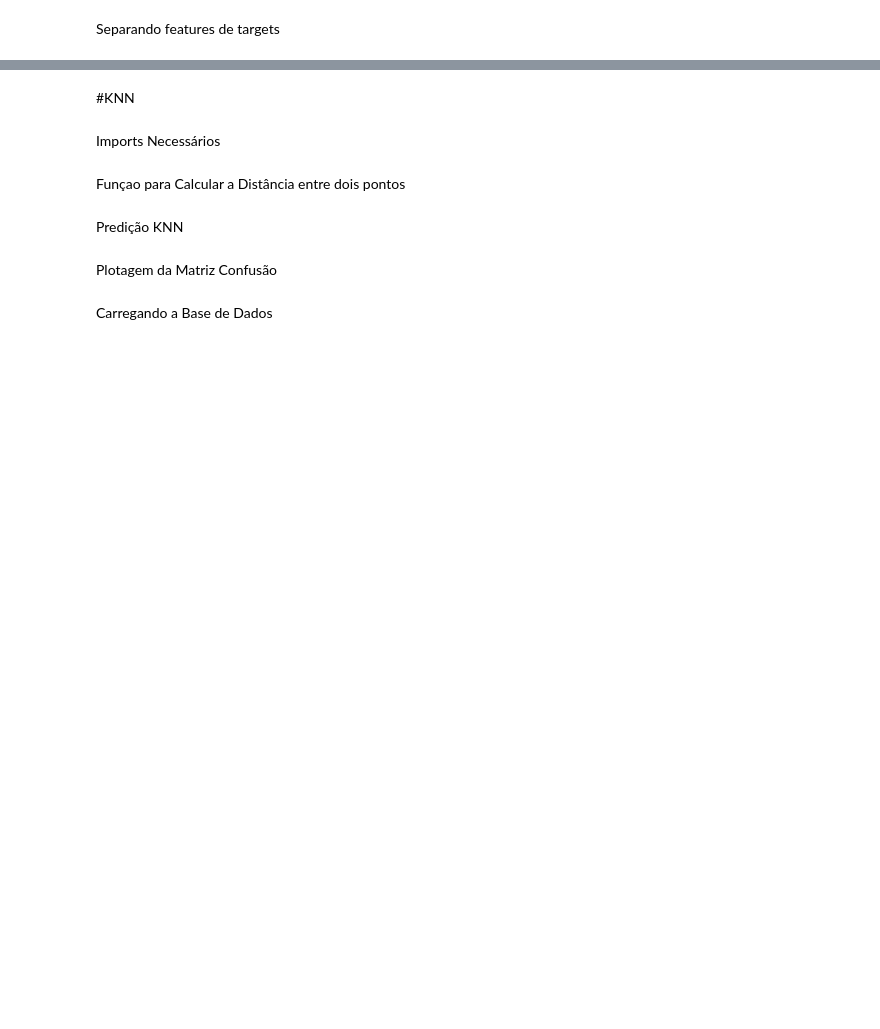
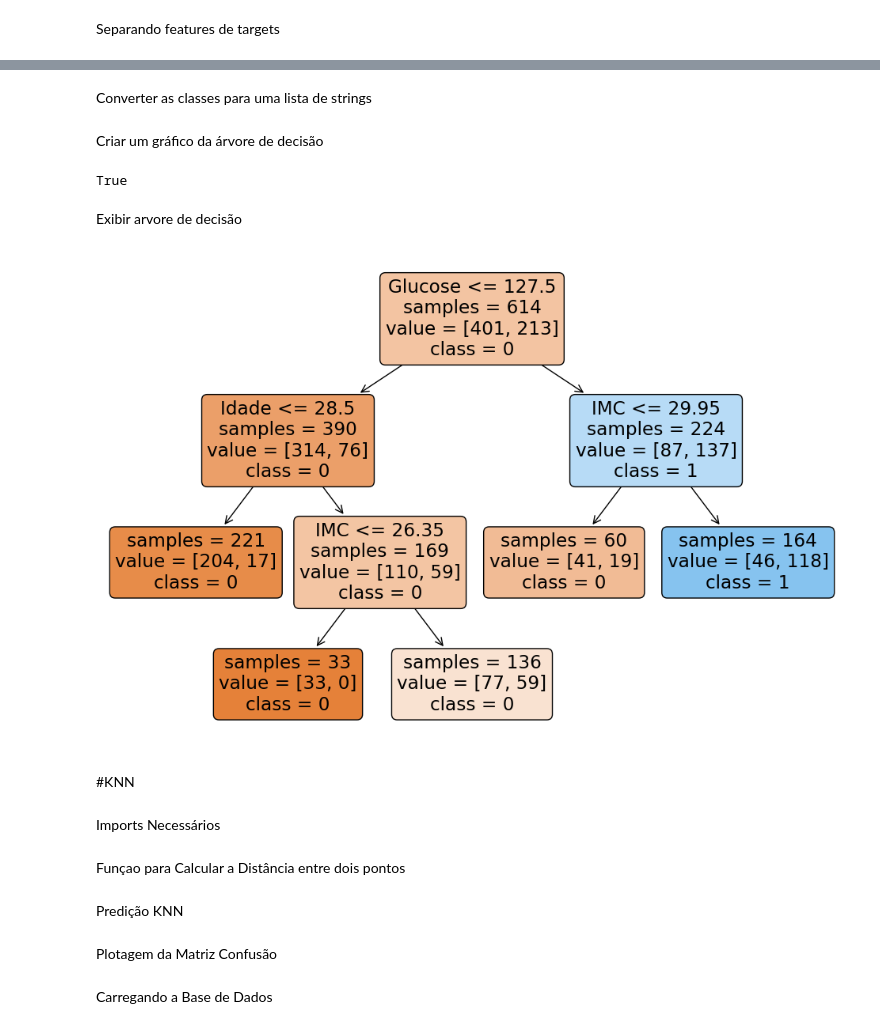
Before and after one commit to ViniciusKanh/AM-Predict-Diabetes, a Jupyter notebook: Prever_Diabetes_Mineração.ipynb, the cells around one changed output, grey strips where cells are left out. Saved outputs shown, nothing was run; the diff lists cells and outputs as text; code cells hidden in the pictures; blank space fills up the shorter version.

```diff
--- a/Prever_Diabetes_Mineração.ipynb
+++ b/Prever_Diabetes_Mineração.ipynb
@@ -1149,0 +1154,3 @@ Dividindo em treino e teste
+# %%
+X = data[features]
+y = data[target]
@@ -1150,4 +1160,2 @@ Dividindo em treino e teste
 # %%
-X_train, X_test, y_train, y_test = train_test_split(X, y, test_size = 0.3, random_state=0) #test_size=0.3,
-print(X_train.shape)
-print(X_test.shape)
+X_train, X_test, y_train, y_test = train_test_split(X, y, test_size=0.2, random_state=42)
@@ -1159,6 +1164,4 @@ Gerando e plotando a decision three
 # %%
-clf = DecisionTreeClassifier(max_leaf_nodes=3)
-clf.fit(X_train, y_train)
-tree.plot_tree(clf)
-plt.show()
+model = DecisionTreeClassifier(max_leaf_nodes=5)
+model.fit(X_train, y_train)
 # %% [output]
@@ -1183,3 +1176,49 @@ Acuraccy:
+# %% [markdown]
+Converter as classes para uma lista de strings
+# %%
+class_names = [str(class_name) for class_name in model.classes_]
+# %% [markdown]
+Criar um gráfico da árvore de decisão
+# %%
+dot_data = tree.export_graphviz(model, out_file=None, feature_names=features, class_names=class_names, filled=True, rounded=True)
+
+# Converter o gráfico em um objeto graphviz
+graph = pydotplus.graph_from_dot_data(dot_data)
+
+# Exibir o gráfico
+graphviz.Source(graph.to_string())
+
+# Salvar o gráfico em um arquivo PDF
+graph.write_pdf("/content/arvore_decisao.pdf")
+# %% [output]
+True
+# %% [markdown]
+Exibir arvore de decisão
+# %%
+def plot_decision_tree_with_labels(model, feature_names, class_names):
+    fig, ax = plt.subplots(figsize=(12, 8))
+    tree.plot_tree(model,
+                   feature_names=feature_names,
+                   class_names=class_names,
+                   filled=True,
+                   rounded=True,
+                   impurity=False,
+                   ax=ax)
+    text_objects = ax.findobj(plt.Text)
+    for text in text_objects:
+        text_str = text.get_text()
+        if text_str.startswith('X'):
+            text.set_text(text_str + ' = True')
+        elif text_str.startswith('X') and '<=' in text_str:
+            text.set_text(text_str.replace('X', ''))
+        elif text_str.startswith('X') and '>' in text_str:
+            text.set_text(text_str.replace('X', '') + ' = False')
+    plt.show()
+
+# Plotar o gráfico da árvore de decisão com os caminhos
+plot_decision_tree_with_labels(model, features, class_names)
+# %% [output]
+[figure, added]
 # %% [markdown]
 #KNN
 # %% [markdown]
```
Also changed, not shown: parts of 51 cells of this notebook.
